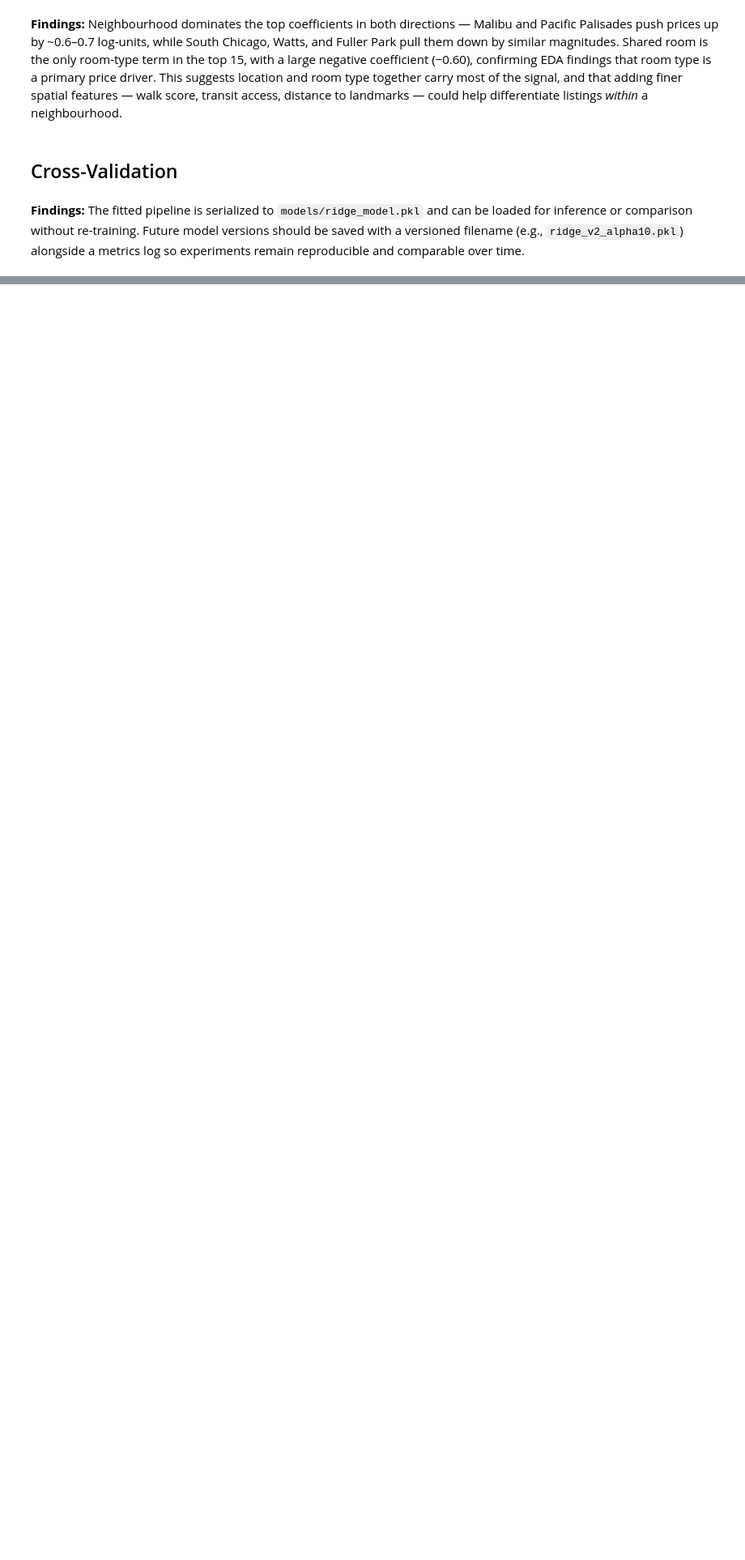
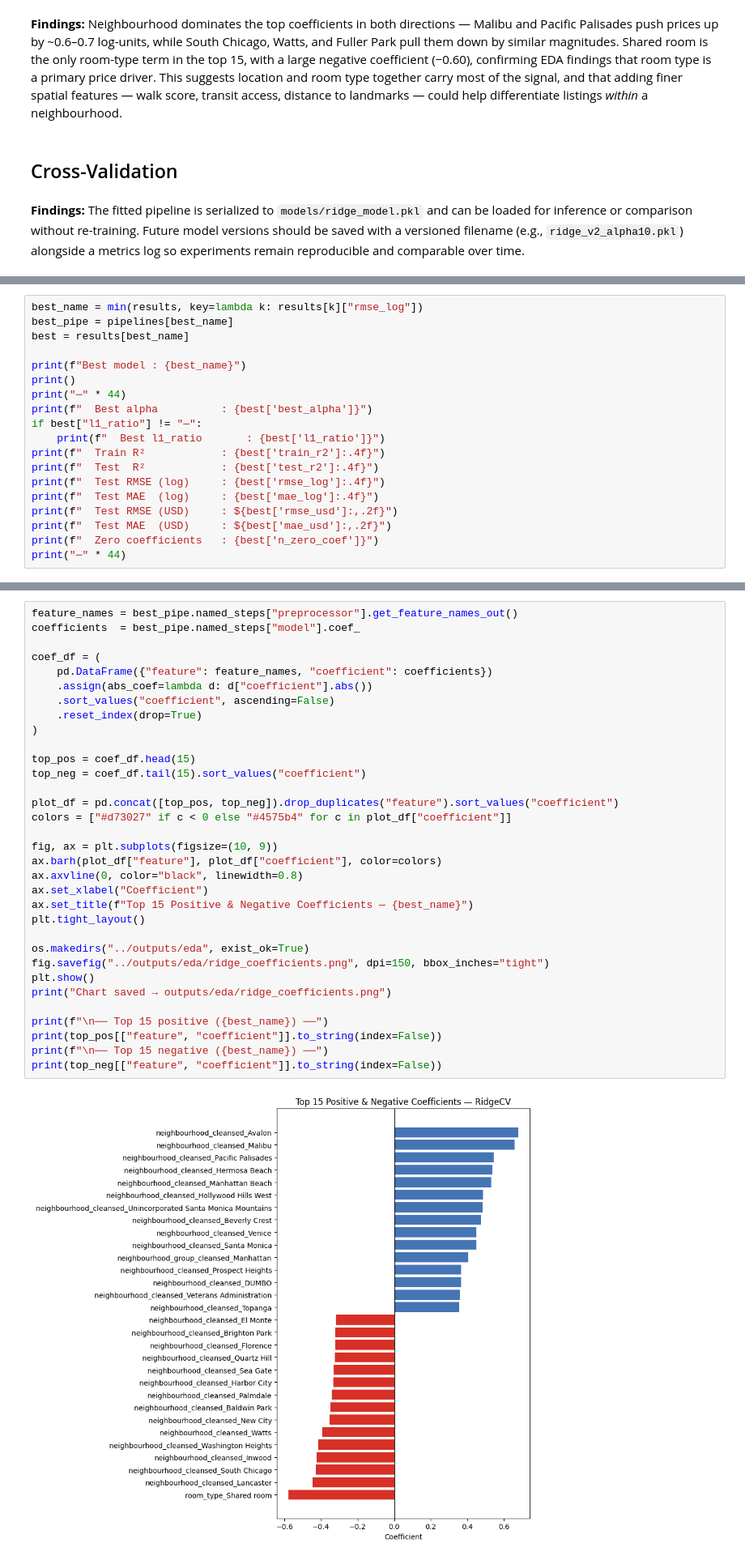
Before and after one commit to zhoucalvin/airbnb-price-predictor, a Jupyter notebook: src/ridge_model.ipynb, the cells around one changed output, grey strips where cells are left out. Shown at 81% size. Saved outputs shown, nothing was run; the diff lists cells and outputs as text; blank space fills up the shorter version.

Commit message:
ridge modeling + eda edits

```diff
--- a/src/ridge_model.ipynb
+++ b/src/ridge_model.ipynb
@@ -202,0 +198,19 @@ Pipeline saved → models/ridge_model.pkl
+# %%
+best_name = min(results, key=lambda k: results[k]["rmse_log"])
+best_pipe = pipelines[best_name]
+best = results[best_name]
+
+print(f"Best model : {best_name}")
+print()
+print("─" * 44)
+print(f"  Best alpha          : {best['best_alpha']}")
+if best["l1_ratio"] != "—":
+    print(f"  Best l1_ratio       : {best['l1_ratio']}")
+print(f"  Train R²            : {best['train_r2']:.4f}")
+print(f"  Test  R²            : {best['test_r2']:.4f}")
+print(f"  Test RMSE (log)     : {best['rmse_log']:.4f}")
+print(f"  Test MAE  (log)     : {best['mae_log']:.4f}")
+print(f"  Test RMSE (USD)     : ${best['rmse_usd']:,.2f}")
+print(f"  Test MAE  (USD)     : ${best['mae_usd']:,.2f}")
+print(f"  Zero coefficients   : {best['n_zero_coef']}")
+print("─" * 44)
@@ -202,0 +232,35 @@ Pipeline saved → models/ridge_model.pkl
+# %%
+feature_names = best_pipe.named_steps["preprocessor"].get_feature_names_out()
+coefficients  = best_pipe.named_steps["model"].coef_
+
+coef_df = (
+    pd.DataFrame({"feature": feature_names, "coefficient": coefficients})
+    .assign(abs_coef=lambda d: d["coefficient"].abs())
+    .sort_values("coefficient", ascending=False)
+    .reset_index(drop=True)
+)
+
+top_pos = coef_df.head(15)
+top_neg = coef_df.tail(15).sort_values("coefficient")
+
+plot_df = pd.concat([top_pos, top_neg]).drop_duplicates("feature").sort_values("coefficient")
+colors = ["#d73027" if c < 0 else "#4575b4" for c in plot_df["coefficient"]]
+
+fig, ax = plt.subplots(figsize=(10, 9))
+ax.barh(plot_df["feature"], plot_df["coefficient"], color=colors)
+ax.axvline(0, color="black", linewidth=0.8)
+ax.set_xlabel("Coefficient")
+ax.set_title(f"Top 15 Positive & Negative Coefficients — {best_name}")
+plt.tight_layout()
+
+os.makedirs("../outputs/eda", exist_ok=True)
+fig.savefig("../outputs/eda/ridge_coefficients.png", dpi=150, bbox_inches="tight")
+plt.show()
+print("Chart saved → outputs/eda/ridge_coefficients.png")
+
+print(f"\n── Top 15 positive ({best_name}) ──")
+print(top_pos[["feature", "coefficient"]].to_string(index=False))
+print(f"\n── Top 15 negative ({best_name}) ──")
+print(top_neg[["feature", "coefficient"]].to_string(index=False))
+# %% [output]
+[figure, added]
```
Also changed, not shown: parts of 26 cells of this notebook, 3 other files.
